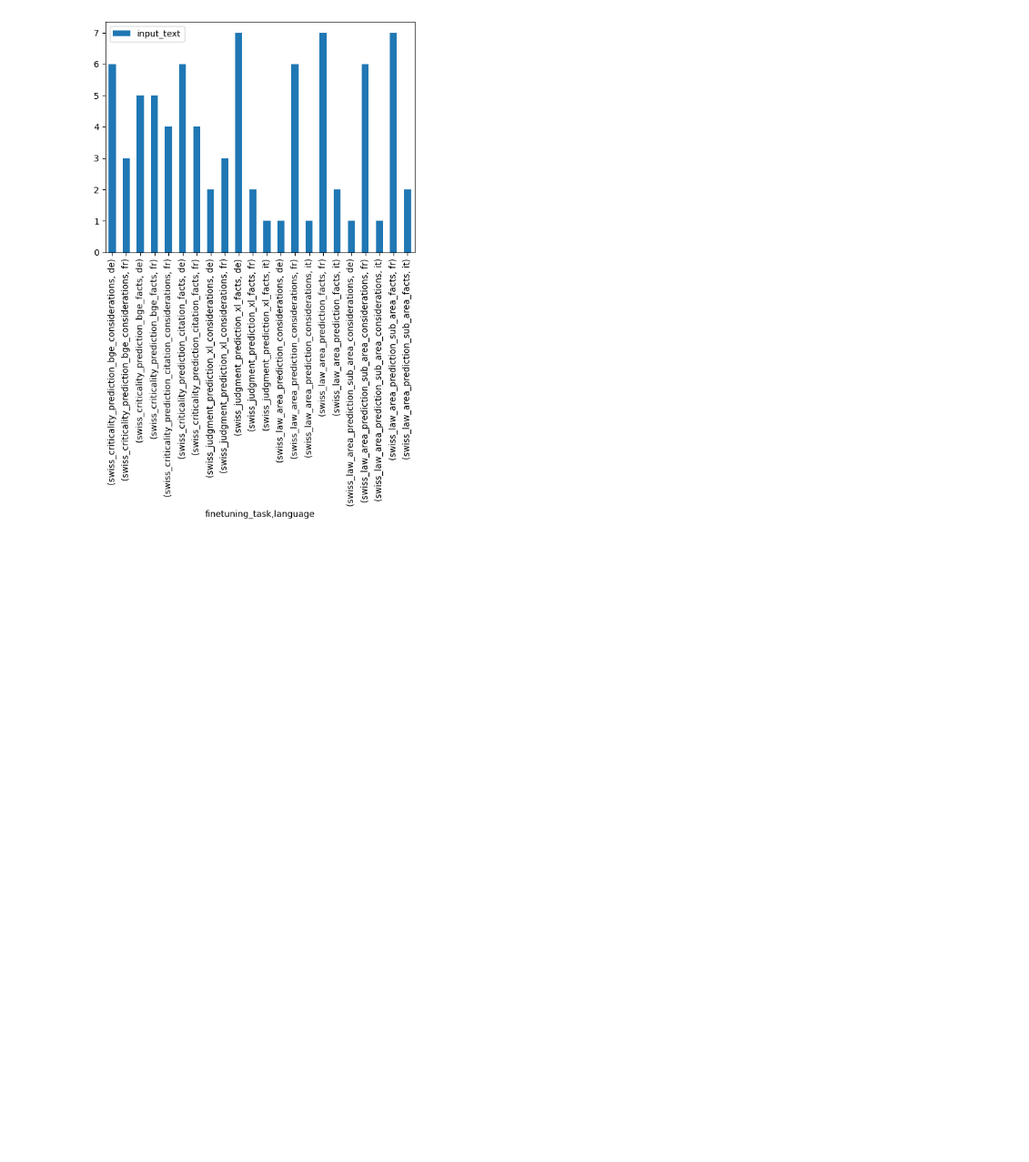
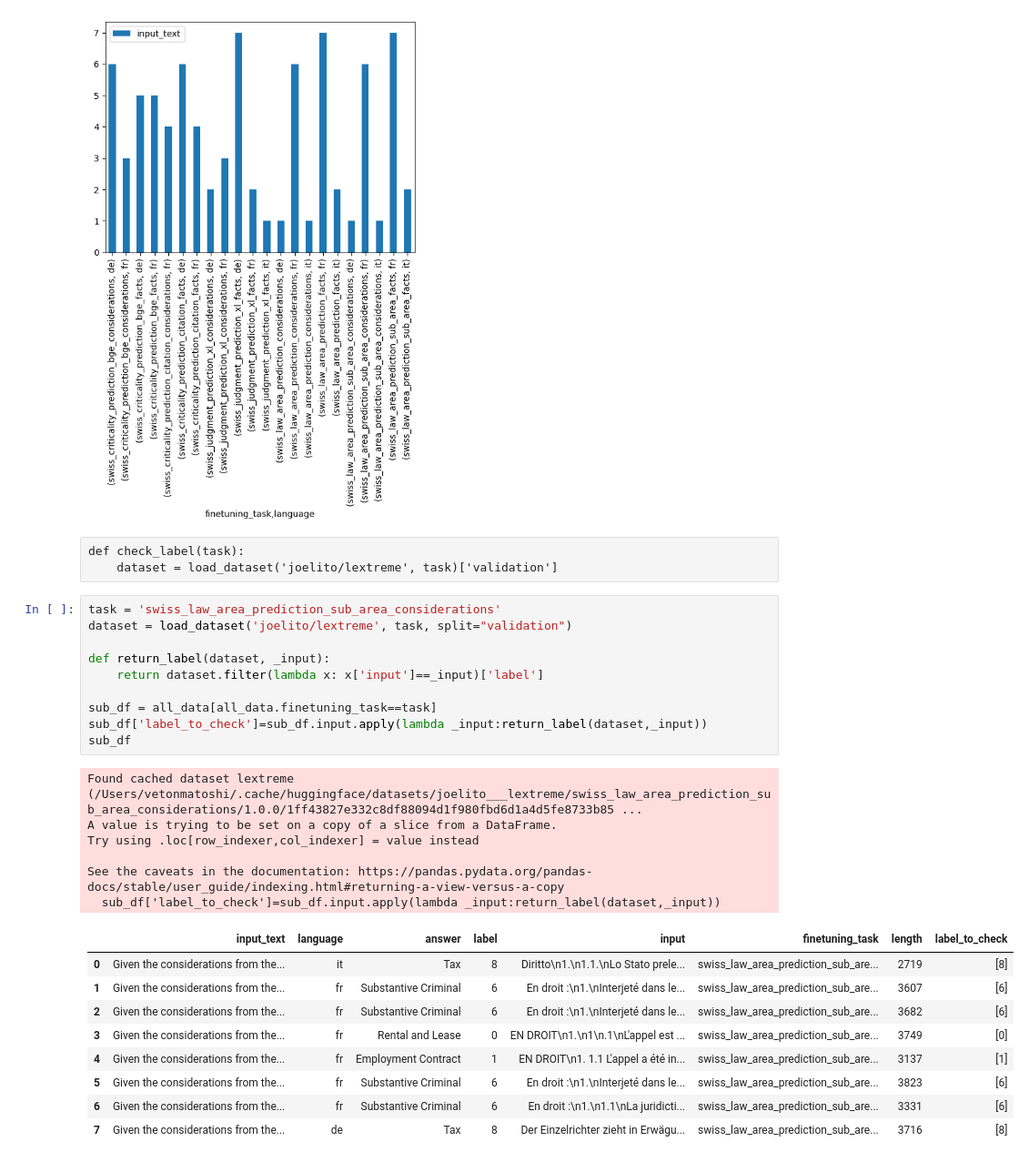
Before and after one commit to kapllan/zeroshot_lexglue, a Jupyter notebook: notebookes/DataAnalysis.ipynb, the cells around one changed output. Shown at 91% size. Cells and saved outputs as stored; diff of their text form; blank space fills up the shorter version.

```diff
--- a/notebookes/DataAnalysis.ipynb
+++ b/notebookes/DataAnalysis.ipynb
@@ -54,6 +95,35 @@ all_data[['input_text','finetuning_task','language']].groupby(['finetuning_task'
 # %% [output]
 <AxesSubplot: xlabel='finetuning_task,language'>
 [figure]
+# %% [raw]
+def check_label(task):
+    dataset = load_dataset('joelito/lextreme', task)['validation']
+# %%
+task = 'swiss_law_area_prediction_sub_area_considerations'
+dataset = load_dataset('joelito/lextreme', task, split="validation")
+
+def return_label(dataset, _input):
+    return dataset.filter(lambda x: x['input']==_input)['label']
+
+sub_df = all_data[all_data.finetuning_task==task]
+sub_df['label_to_check']=sub_df.input.apply(lambda _input:return_label(dataset,_input))
+sub_df
+# %% [output]
+Found cached dataset lextreme (/Users/vetonmatoshi/.cache/huggingface/datasets/joelito___lextreme/swiss_law_area_prediction_sub_area_considerations/1.0.0/1ff43827e332c8df88094d1f980fbd6d1a4d5fe8733b85 ...
+A value is trying to be set on a copy of a slice from a DataFrame.
+Try using .loc[row_indexer,col_indexer] = value instead
+
+See the caveats in the documentation: https://pandas.pydata.org/pandas-docs/stable/user_guide/indexing.html#returning-a-view-versus-a-copy
+  sub_df['label_to_check']=sub_df.input.apply(lambda _input:return_label(dataset,_input))
+|  | input_text | language | answer | label | input | finetuning_task | length | label_to_check |
+| 0 | Given the considerations from the... | it | Tax | 8 | Diritto\n1.\n1.1.\nLo Stato prele... | swiss_law_area_prediction_sub_are... | 2719 | [8] |
+| 1 | Given the considerations from the... | fr | Substantive Criminal | 6 | En droit :\n1.\nInterjeté dans le... | swiss_law_area_prediction_sub_are... | 3607 | [6] |
+| 2 | Given the considerations from the... | fr | Substantive Criminal | 6 | En droit :\n1.\nInterjeté dans le... | swiss_law_area_prediction_sub_are... | 3682 | [6] |
+| 3 | Given the considerations from the... | fr | Rental and Lease | 0 | EN DROIT\n1.\n1\n.1\nL'appel est ... | swiss_law_area_prediction_sub_are... | 3749 | [0] |
+| 4 | Given the considerations from the... | fr | Employment Contract | 1 | EN DROIT\n1. 1.1 L'appel a été in... | swiss_law_area_prediction_sub_are... | 3137 | [1] |
+| 5 | Given the considerations from the... | fr | Substantive Criminal | 6 | En droit :\n1.\nInterjeté dans le... | swiss_law_area_prediction_sub_are... | 3823 | [6] |
+| 6 | Given the considerations from the... | fr | Substantive Criminal | 6 | En droit :\n1.\n1.1\nLa juridicti... | swiss_law_area_prediction_sub_are... | 3331 | [6] |
+| 7 | Given the considerations from the... | de | Tax | 8 | Der Einzelrichter zieht in Erwägu... | swiss_law_area_prediction_sub_are... | 3716 | [8] |
 # %%
 print(all_data[all_data.finetuning_task=='swiss_criticality_prediction_citation_facts'].input_text.tolist()[0])
 # %% [output]
```
Also changed, not shown: parts of 9 cells of this notebook, 2 other files.
